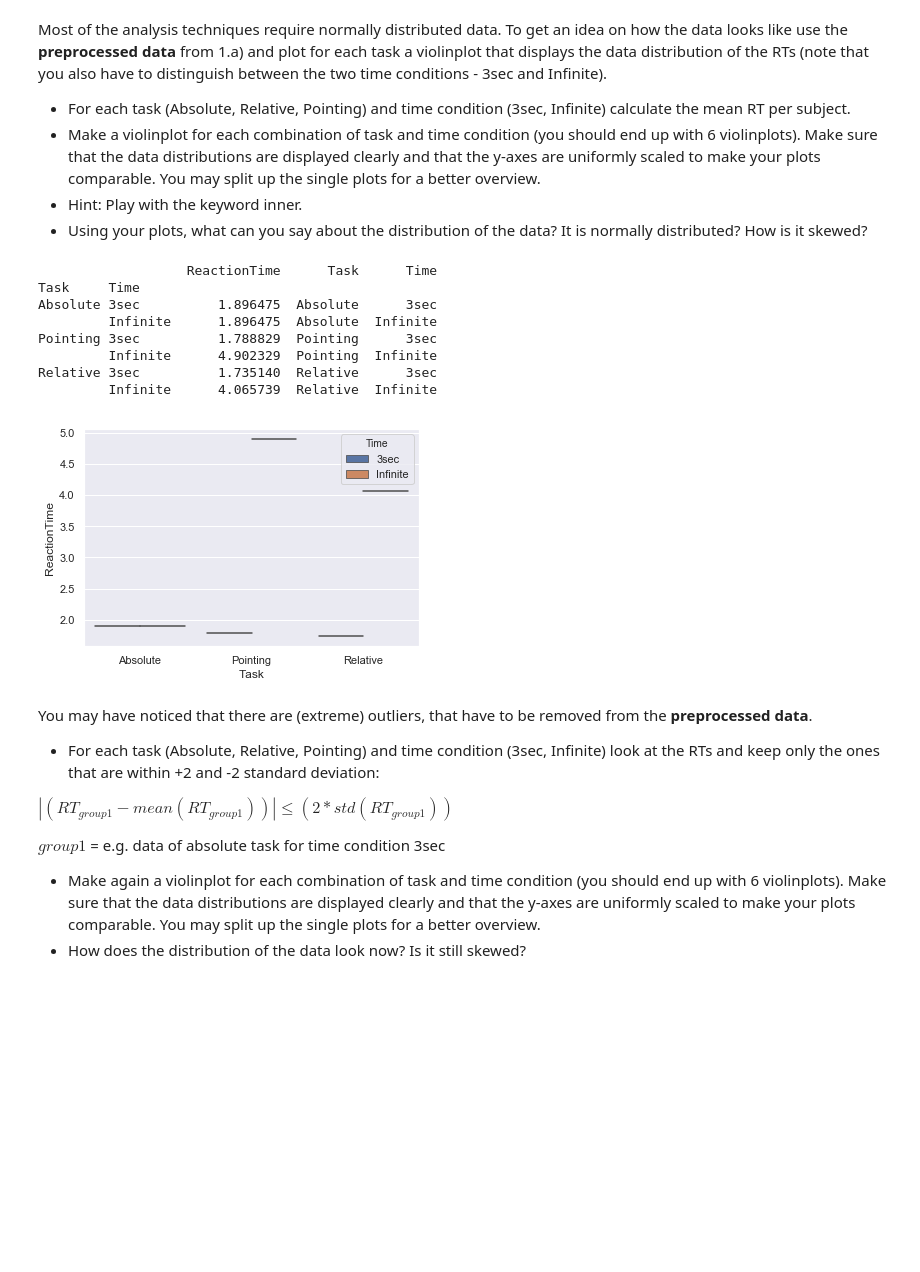
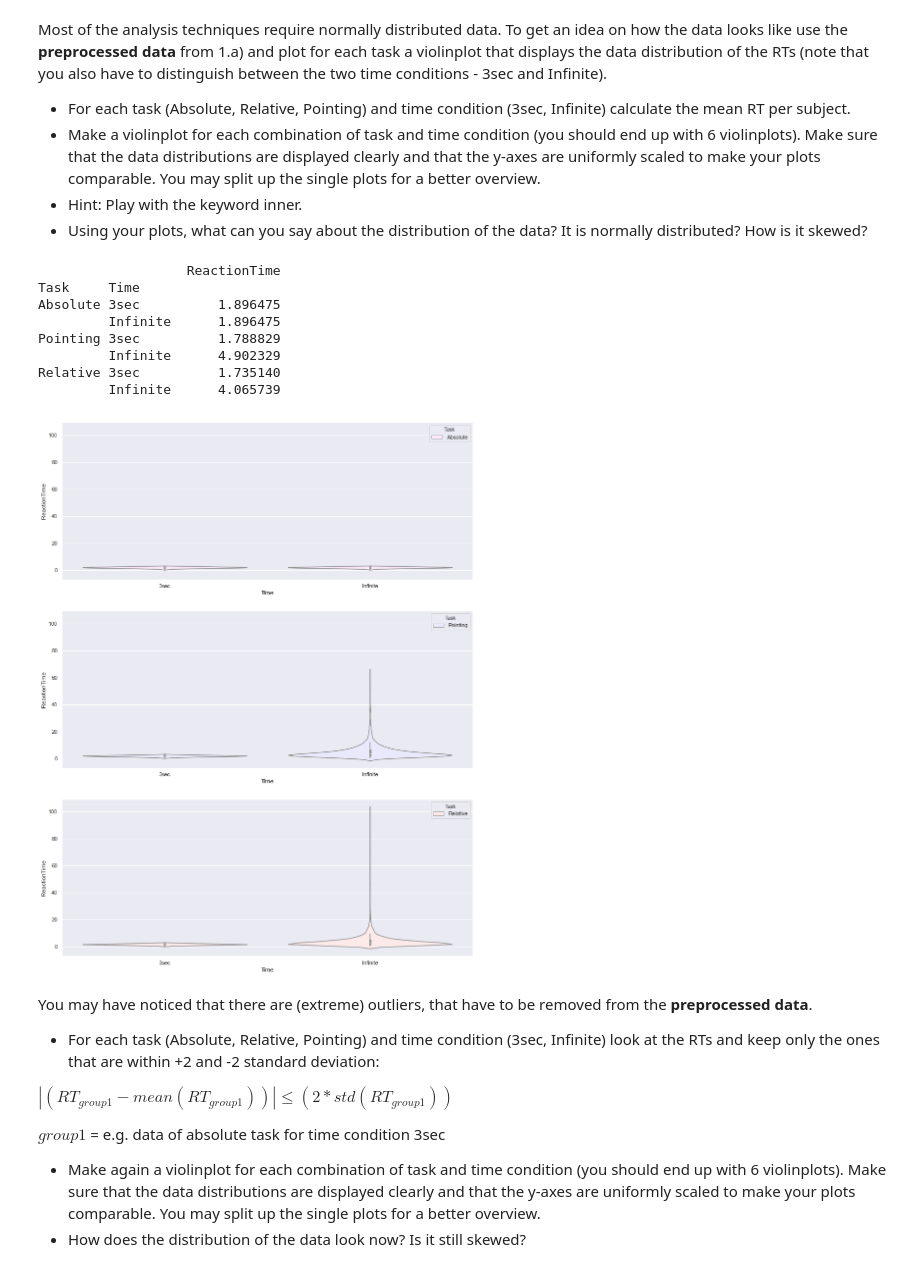
Before and after one commit to NBP-ACC/week-5-acc_8, a Jupyter notebook: sheet03.ipynb, the cells around one changed output. Cells and saved outputs as stored; diff of their text form; code cells hidden in the pictures; blank space fills up the shorter version.

```diff
--- a/sheet03.ipynb
+++ b/sheet03.ipynb
@@ -117,40 +117,32 @@ Most of the analysis techniques require normally distributed data. To get an ide
 - Make a violinplot for each combination of task and time condition (you should end up with 6 violinplots). Make sure that the data distributions are displayed clearly and that the y-axes are uniformly scaled to make your plots comparable. You may split up the single plots for a better overview.
 - Hint: Play with the keyword inner.
 - Using your plots, what can you say about the distribution of the data? It is normally distributed? How is it skewed?
-# %%
-# TODO
-# create a new dataframe with averaged RT
-df_meanRT = pd.DataFrame(columns=['ReactionTime'])
-df_meanRT_test = pd.DataFrame(columns=['Task','Time', 'ReactionTime'])
-df_meanRT_test2 = pd.DataFrame(columns=['Task','Time', 'ReactionTime'])
-df_meanRT_test['Task'] = clean_df['Task']
-df_meanRT_test['Time'] = clean_df['Time']
-df_meanRT_test = df_meanRT_test.drop_duplicates()
-df_meanRT_test = df_meanRT_test.reset_index()
-clean_df_copy = clean_df.copy() # creates a deep copy of old data frame
-df_meanRT_test2['ReactionTime'] = clean_df_copy.groupby(['Task', 'Time'])['ReactionTime'].mean()
-df_meanRT_test2['Task'] = df_meanRT_test['Task']
-df_meanRT_test2['Time'] = df_meanRT_test['Time']
-
-df_meanRT['ReactionTime'] = df_meanRT_test2['ReactionTime']
-#df_meanRT['Task'] = [1,2,3,4,5,6]
-#df_meanRT['Time'] = [1,2,1,2,1,2]
-df_meanRT['Task'] = ['Absolute','Absolute','Pointing','Pointing','Relative','Relative']
-df_meanRT['Time'] = ['3sec','Infinite','3sec','Infinite','3sec','Infinite']
-
-print(df_meanRT)
-
-fig = sns.violinplot(x="Task", y="ReactionTime", hue="Time", data=df_meanRT)
-# %% [output]
-                   ReactionTime      Task      Time
-Task     Time
-Absolute 3sec          1.896475  Absolute      3sec
-         Infinite      1.896475  Absolute  Infinite
-Pointing 3sec          1.788829  Pointing      3sec
-         Infinite      4.902329  Pointing  Infinite
-Relative 3sec          1.735140  Relative      3sec
-         Infinite      4.065739  Relative  Infinite
-[figure, removed]
+# %%
+# create a new dataframe with averaged RT
+clean_df_copy = clean_df.copy() # creates a deep copy of old data frame
+RT_average = clean_df_copy.groupby(['Task', 'Time'])[['ReactionTime']].mean()
+print(RT_average)
+
+figs, axes = plt.subplots(nrows=3, ncols=1, figsize=(15,20), sharey=True)
+
+df_mean_absolute = clean_df[(clean_df['Task'] == "Absolute")]
+violin_absolute = sns.violinplot(data = df_mean_absolute, x = "Time", y = "ReactionTime", hue = "Task", color = 'purple', ax = axes[0])
+
+df_mean_pointing = clean_df[(clean_df['Task'] == "Pointing")]
+violit_pointing = sns.violinplot(data = df_mean_pointing, x = "Time", y = "ReactionTime", hue = "Task", color = 'blue', ax = axes[1])
+
+df_mean_relative = clean_df[(clean_df['Task'] == "Relative")]
+violin_relative = sns.violinplot(data = df_mean_relative, x = "Time", y = "ReactionTime", hue = "Task", color = 'red', ax = axes[2])
+# %% [output]
+                   ReactionTime
+Task     Time
+Absolute 3sec          1.896475
+         Infinite      1.896475
+Pointing 3sec          1.788829
+         Infinite      4.902329
+Relative 3sec          1.735140
+         Infinite      4.065739
+[figure, added]
 # %% [markdown]
 You may have noticed that there are (extreme) outliers, that have to be removed from the **preprocessed data**.
 
```
Also changed, not shown: parts of 4 cells of this notebook.
